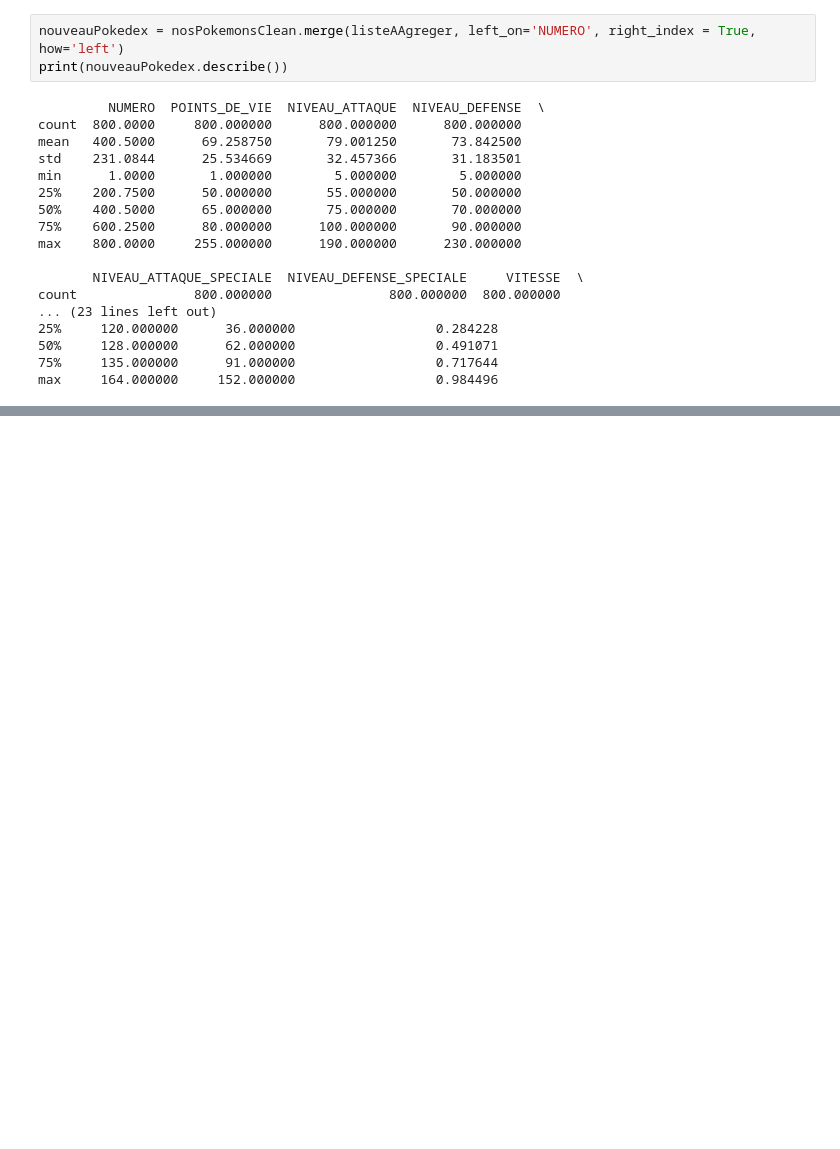
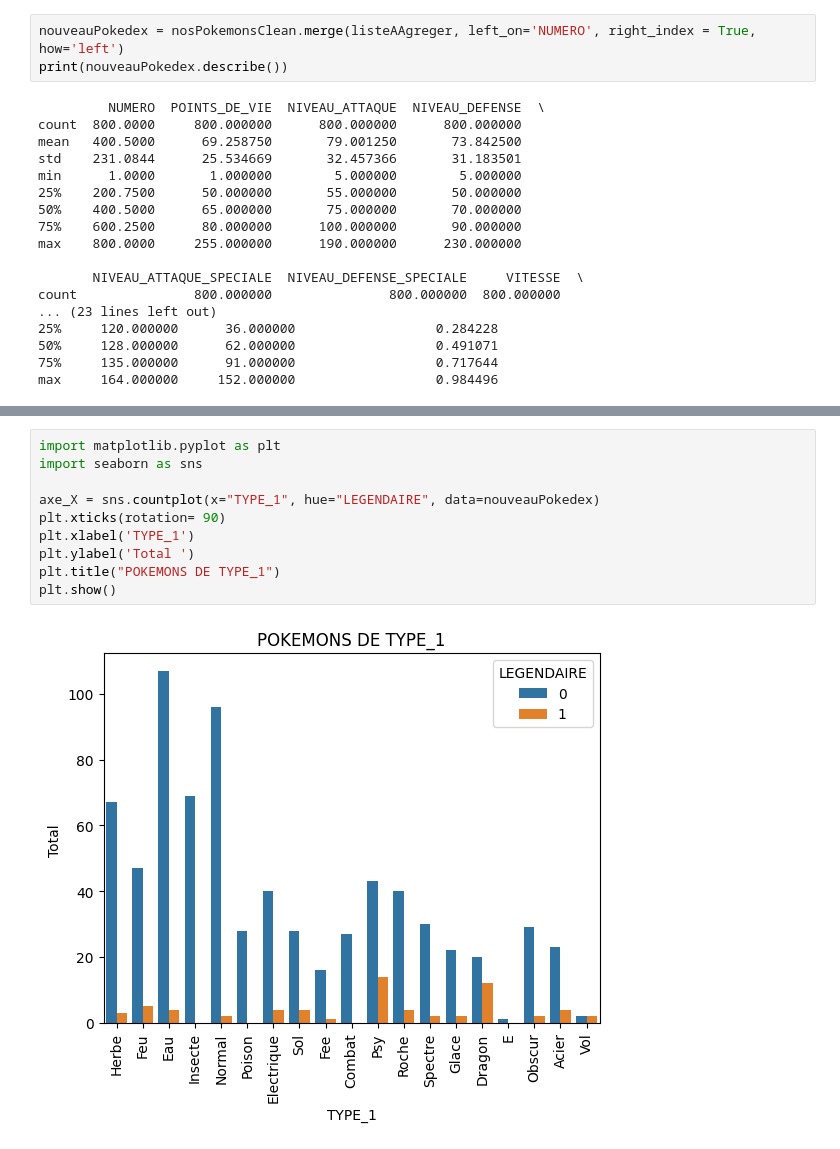
Before and after one commit to cegep-momo/atelier-ml-MansouriE, a Jupyter notebook: apprentissage/partie1_2.ipynb, the cells around one changed output, grey strips where cells are left out. Saved outputs shown, nothing was run; the diff lists cells and outputs as text; blank space fills up the shorter version.

```diff
--- a/apprentissage/partie1_2.ipynb
+++ b/apprentissage/partie1_2.ipynb
@@ -289,0 +310,12 @@ max     164.000000     152.000000                  0.984496
+# %%
+import matplotlib.pyplot as plt
+import seaborn as sns
+
+axe_X = sns.countplot(x="TYPE_1", hue="LEGENDAIRE", data=nouveauPokedex)
+plt.xticks(rotation= 90)
+plt.xlabel('TYPE_1')
+plt.ylabel('Total ')
+plt.title("POKEMONS DE TYPE_1")
+plt.show()
+# %% [output]
+[figure, added]
```
Also changed, not shown: parts of 5 cells of this notebook, 1 other file.
